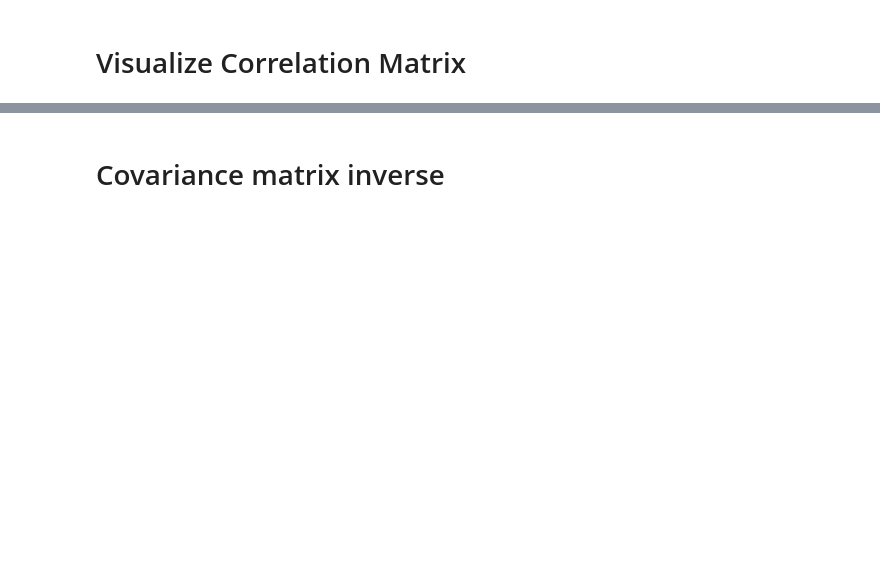
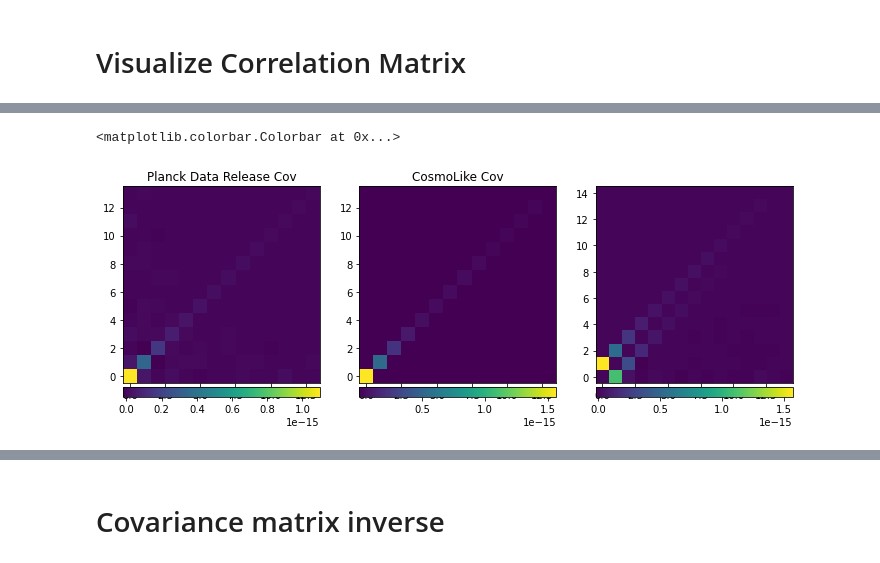
Before and after one commit to CosmoLike/DESxPlanck, a Jupyter notebook: notebooks/VisualizeCovMat.ipynb, the cells around one changed output, grey strips where cells are left out. Drawn from its saved outputs; the diff is of its cells as text; code cells hidden in the pictures; blank space fills up the shorter version.

```diff
--- a/notebooks/VisualizeCovMat.ipynb
+++ b/notebooks/VisualizeCovMat.ipynb
@@ -44,9 +54,12 @@ N6x2pt = 1095, N3x2pt = 900
 # %%
 covs = []
+covs_G = []
 cors = []
-for i in range(3):
-    cov = np.zeros((Ndata, Ndata))
-    cov_data = covs_data[i]
+cors_G = []
+for ct in range(len(covs_fname)):
+    cov = np.zeros((Ndata[ct], Ndata[ct]))
+    cov_G = np.zeros((Ndata[ct], Ndata[ct]))
+    cov_data = covs_data[ct]
     for line in range(cov_data.shape[0]):
         i, j = int(cov_data[line, 0]), int(cov_data[line, 1])
         cg = cov_data[line, 8] if np.isfinite(cov_data[line, 8]) else 0.0
@@ -55,15 +68,22 @@ for i in range(3):
             print("NG is not finite: i,j=%d,%d"%(i,j))
         if(not np.isfinite(cov_data[line, 8])):
             print("G is not finite: i,j=%d,%d"%(i,j))
-        cov[i-1, j-1] = cg + cng
-        cov[j-1, i-1] = cg + cng
-    cor = np.zeros((Ndata,Ndata))
-    for i in range(0,Ndata):
-        for j in range(0,Ndata):
+        cov[i, j] = cg + cng
+        cov[j, i] = cg + cng
+        cov_G[i,j] = cg
+        cov_G[j,i] = cg
+    cor = np.zeros((Ndata[ct],Ndata[ct]))
+    cor_G = np.zeros((Ndata[ct], Ndata[ct]))
+    for i in range(0,Ndata[ct]):
+        for j in range(0,Ndata[ct]):
             if (cov[i,i]*cov[j,j] >0):
                 cor[i,j] = cov[i,j]/np.sqrt(cov[i,i]*cov[j,j])
+            if(cov_G[i,i]*cov_G[j,j]>0):
+                cor_G[i,j] = cov_G[i,j]/np.sqrt(cov_G[i,i]*cov_G[j,j])
     covs.append(cov)
     cors.append(cor)
+    covs_G.append(cov_G)
+    cors_G.append(cor_G)
 # %%
 for cor,cov in zip(cors, covs):
     a = np.sort(LA.eigvals(cor[:,:]))
@@ -188,0 +280,22 @@ Bbox(x0=0.14, y0=0.05, x1=1.02, y1=0.12000000000000001)
+# %%
+fig, axes = plt.subplots(1,3, figsize=(12,4))
+
+cb = axes[0].imshow(cov_kk_planck, origin='lower')
+axes[0].set_title('Planck Data Release Cov')
+divider = make_axes_locatable(axes[0])
+cax = divider.append_axes("bottom", size="5%", pad=0.05)
+plt.colorbar(cb, cax=cax, orientation='horizontal')
+
+cb = axes[1].imshow(cov_kk_cosmolike, origin='lower')
+axes[1].set_title("CosmoLike Cov")
+divider = make_axes_locatable(axes[1])
+cax = divider.append_axes("bottom", size="5%", pad=0.05)
+plt.colorbar(cb, cax=cax, orientation='horizontal')
+
+cb = axes[2].imshow(cov_merge, origin='lower')
+divider = make_axes_locatable(axes[2])
+cax = divider.append_axes("bottom", size="5%", pad=0.05)
+plt.colorbar(cb, cax=cax, orientation='horizontal')
+# %% [output]
+<matplotlib.colorbar.Colorbar at 0x...>
+[figure, added]
```
Also changed, not shown: parts of 13 cells of this notebook, 8 other files.
